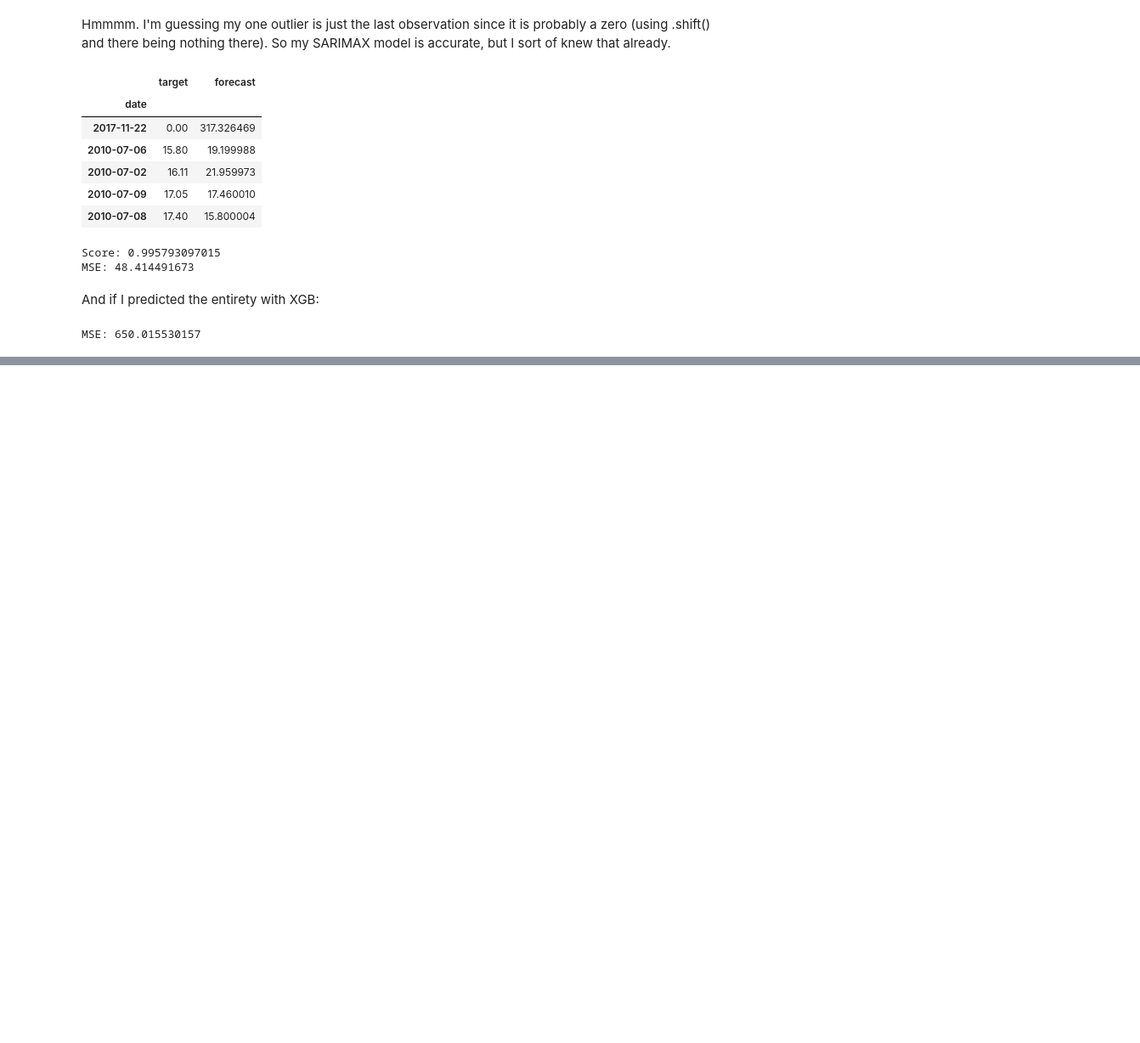
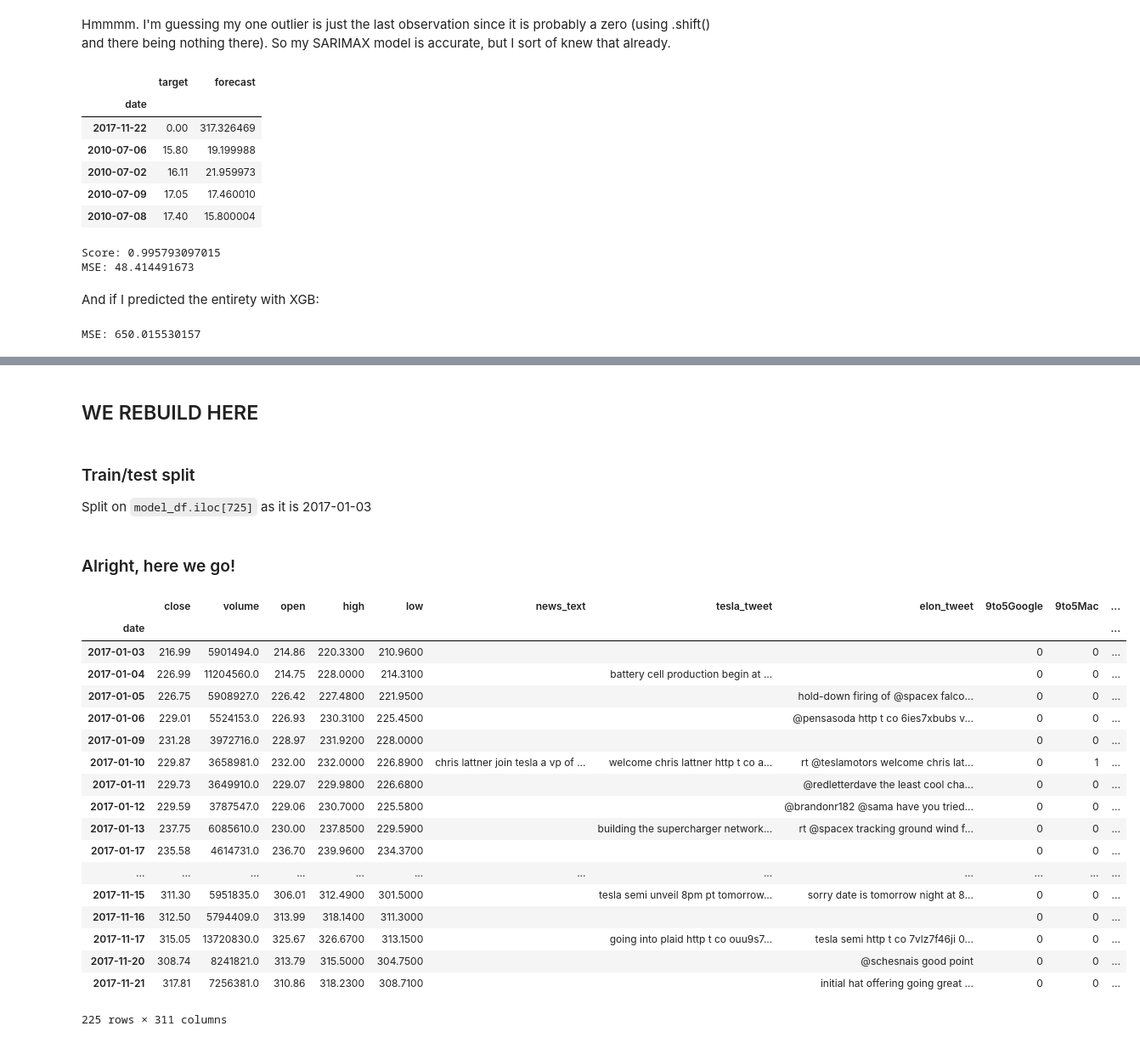
Before and after one commit to dale-wahl/Tesla_stock_prediction, a Jupyter notebook: Model_tesla_SARIMA_and_NLP.ipynb, the cells around one changed output, grey strips where cells are left out. Shown at 85% size. Cells and saved outputs as stored; diff of their text form; code cells hidden in the pictures; blank space fills up the shorter version.

````diff
--- a/Model_tesla_SARIMA_and_NLP.ipynb
+++ b/Model_tesla_SARIMA_and_NLP.ipynb
@@ -352,0 +891,14 @@ MSE: 650.015530157
+# %%
+model_df.news_text = model_df.news_text.fillna('')
+model_df.tesla_tweet = model_df.tesla_tweet.fillna('')
+model_df.elon_tweet = model_df.elon_tweet.fillna('')
+# %% [markdown]
+## WE REBUILD HERE
+# %%
+# We update this each time
+real_test_df = model_df.iloc[725:-1].copy()
+real_test_df['model_predict'] = np.NaN
+# %% [markdown]
+### Train/test split
+
+Split on ```model_df.iloc[725]``` as it is 2017-01-03
@@ -352,0 +955,42 @@ MSE: 650.015530157
+# %% [markdown]
+### Alright, here we go!
+# %%
+xgb = XGBClassifier(base_score=0.5, colsample_bylevel=1, colsample_bytree=1,
+       gamma=0.1, learning_rate=0.1, max_delta_step=0, max_depth=5,
+       min_child_weight=3, missing=None, n_estimators=100, nthread=-1,
+       objective='binary:logistic', reg_alpha=0, reg_lambda=1,
+       scale_pos_weight=1, seed=0, silent=True, subsample=1)
+# %%
+for num, i in enumerate(range(725, 950)):
+    train_df = model_df.iloc[1:i]
+    test_df = model_df.iloc[i:i+1]
+    train_cvec_df, test_cvec_df = count_vect_our_dfs(train_df, test_df)
+    train_df = train_cvec_df
+    test_df = test_cvec_df
+    X_train = train_df.drop(['target', 'true_grow'], 1)
+    y_train = train_df.true_grow
+    X_test = test_df.drop(['target', 'true_grow'], 1)
+    xgb.fit(X_train, y_train)
+    real_test_df.iat[num, -1] = xgb.predict(X_test)
+# %%
+real_test_df
+# %% [output]
+|  | close | volume | open | high | low | news_text | tesla_tweet | elon_tweet | 9to5Google | 9to5Mac | ... |
+| date |  |  |  |  |  |  |  |  |  |  | ... |
+| 2017-01-03 | 216.99 | 5901494.0 | 214.86 | 220.3300 | 210.9600 |  |  |  | 0 | 0 | ... |
+| 2017-01-04 | 226.99 | 11204560.0 | 214.75 | 228.0000 | 214.3100 |  | battery cell production begin at ... |  | 0 | 0 | ... |
+| 2017-01-05 | 226.75 | 5908927.0 | 226.42 | 227.4800 | 221.9500 |  |  | hold-down firing of @spacex falco... | 0 | 0 | ... |
+| 2017-01-06 | 229.01 | 5524153.0 | 226.93 | 230.3100 | 225.4500 |  |  | @pensasoda http t co 6ies7xbubs v... | 0 | 0 | ... |
+| 2017-01-09 | 231.28 | 3972716.0 | 228.97 | 231.9200 | 228.0000 |  |  |  | 0 | 0 | ... |
+| 2017-01-10 | 229.87 | 3658981.0 | 232.00 | 232.0000 | 226.8900 | chris lattner join tesla a vp of ... | welcome chris lattner http t co a... | rt @teslamotors welcome chris lat... | 0 | 1 | ... |
+| 2017-01-11 | 229.73 | 3649910.0 | 229.07 | 229.9800 | 226.6800 |  |  | @redletterdave the least cool cha... | 0 | 0 | ... |
+| 2017-01-12 | 229.59 | 3787547.0 | 229.06 | 230.7000 | 225.5800 |  |  | @brandonr182 @sama have you tried... | 0 | 0 | ... |
+| 2017-01-13 | 237.75 | 6085610.0 | 230.00 | 237.8500 | 229.5900 |  | building the supercharger network... | rt @spacex tracking ground wind f... | 0 | 0 | ... |
+| 2017-01-17 | 235.58 | 4614731.0 | 236.70 | 239.9600 | 234.3700 |  |  |  | 0 | 0 | ... |
+| ... | ... | ... | ... | ... | ... | ... | ... | ... | ... | ... | ... |
+| 2017-11-15 | 311.30 | 5951835.0 | 306.01 | 312.4900 | 301.5000 |  | tesla semi unveil 8pm pt tomorrow... | sorry date is tomorrow night at 8... | 0 | 0 | ... |
+| 2017-11-16 | 312.50 | 5794409.0 | 313.99 | 318.1400 | 311.3000 |  |  |  | 0 | 0 | ... |
+| 2017-11-17 | 315.05 | 13720830.0 | 325.67 | 326.6700 | 313.1500 |  | going into plaid http t co ouu9s7... | tesla semi http t co 7vlz7f46ji 0... | 0 | 0 | ... |
+| 2017-11-20 | 308.74 | 8241821.0 | 313.79 | 315.5000 | 304.7500 |  |  | @schesnais good point | 0 | 0 | ... |
+| 2017-11-21 | 317.81 | 7256381.0 | 310.86 | 318.2300 | 308.7100 |  |  | initial hat offering going great ... | 0 | 0 | ... |
+225 rows × 311 columns
````
Also changed, not shown: parts of 96 cells of this notebook, 12 other files.
